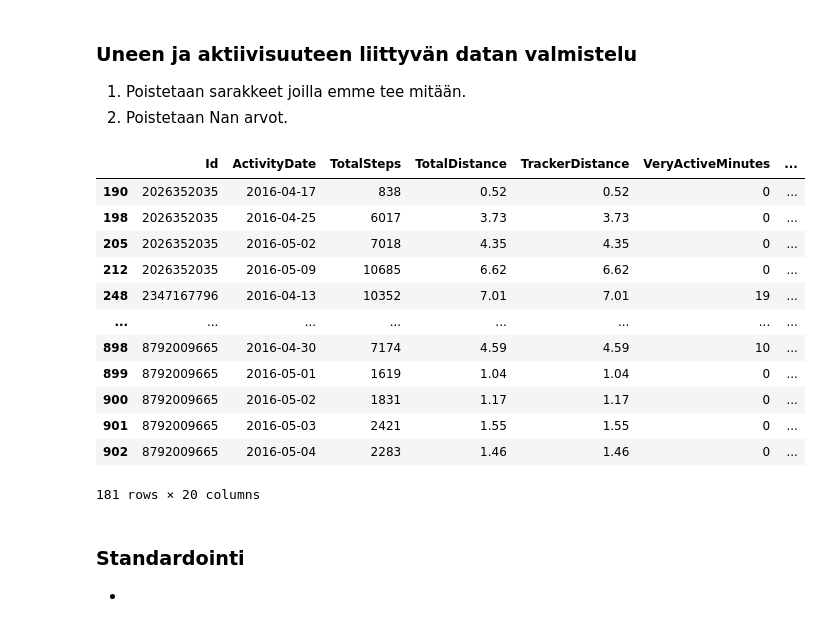
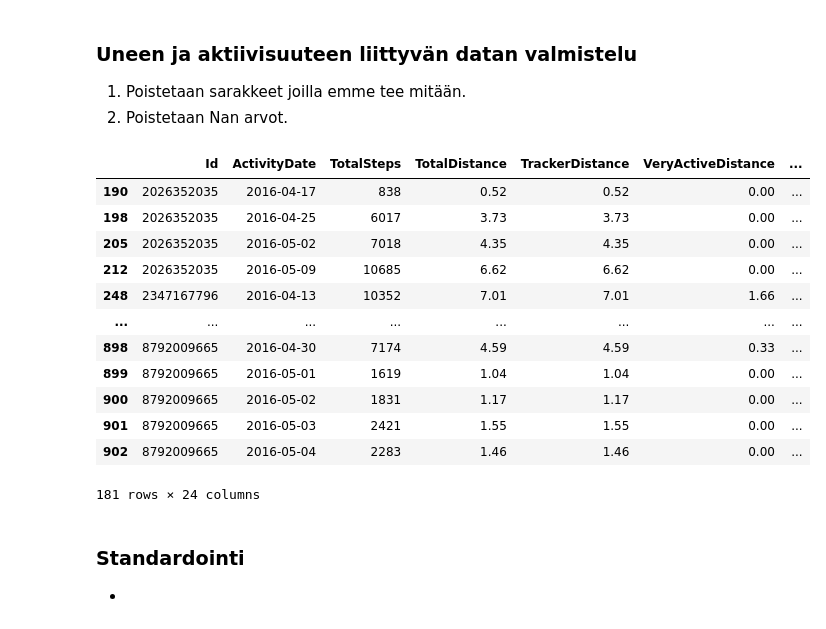
Before and after one commit to kismet85/dkkoAssignments, a Jupyter notebook: Projekti/JaninVersio.ipynb, the cells around one changed output. Drawn from its saved outputs; the diff is of its cells as text; code cells hidden in the pictures.

```diff
--- a/Projekti/JaninVersio.ipynb
+++ b/Projekti/JaninVersio.ipynb
@@ -208,35 +225,3 @@ plt.title('Weight Distribution - Weight Data')
 # %% [output]
 Text(0.5, 1.0, 'Weight Distribution - Weight Data')
 [figure]
-# %%
-
-# Drop NaN values to avoid issues
-dailyData = dailyData.dropna(subset=['Calories', 'TotalMinutesAsleep', 'avg_heart_rate'])
-weight_data = weight_data.dropna(subset=['WeightKg'])
-
-dailyData['TotalMinutesAsleep'] = pd.to_numeric(dailyData['TotalMinutesAsleep'], errors='coerce')
-
-plt.figure(figsize=(12, 6))
-
-
-plt.subplot(2, 2, 1)
-sns.boxplot(x=dailyData['Calories'], color='blue')
-plt.title('Calories Boxplot - Daily Activity')
-
-# Boxplot for Sleep TotalMinutesAsleep
-plt.subplot(2, 2, 2)
-sns.boxplot(x=dailyData['TotalMinutesAsleep'], color='green')
-plt.title('Total Minutes Asleep Boxplot - Sleep Data')
-
-# Boxplot for Weight
-plt.subplot(2, 2, 3)
-sns.boxplot(x=weight_data['WeightKg'], color='orange')
-plt.title('Weight Boxplot - Weight Data')
-
-# Boxplot for Heart Rate Value
-plt.subplot(2, 2, 4)
-sns.boxplot(x=dailyData['avg_heart_rate'], color='red')
-plt.title('Heart Rate Value Boxplot - Heart Rate Data')
-
-plt.tight_layout()
-plt.show()
@@ -264,26 +247,26 @@ weight_data['Date'] = pd.to_datetime(weight_data['Date'], format='%m/%d/%Y %I:%M
 1. Poistetaan sarakkeet joilla emme tee mitään.
 2. Poistetaan Nan arvot.
 # %%
-columns_to_drop = ['LoggedActivitiesDistance', 'VeryActiveDistance', 'ModeratelyActiveDistance', 'LightActiveDistance', 'SedentaryActiveDistance']
+columns_to_drop = ['LoggedActivitiesDistance']
 
 dailyData.drop(columns = columns_to_drop, inplace=True)
 dailyData.dropna(inplace=True)
 
 dailyData.loc[:]
 # %% [output]
-|  | Id | ActivityDate | TotalSteps | TotalDistance | TrackerDistance | VeryActiveMinutes | ... |
-| 190 | 2026352035 | 2016-04-17 | 838 | 0.52 | 0.52 | 0 | ... |
-| 198 | 2026352035 | 2016-04-25 | 6017 | 3.73 | 3.73 | 0 | ... |
-| 205 | 2026352035 | 2016-05-02 | 7018 | 4.35 | 4.35 | 0 | ... |
-| 212 | 2026352035 | 2016-05-09 | 10685 | 6.62 | 6.62 | 0 | ... |
-| 248 | 2347167796 | 2016-04-13 | 10352 | 7.01 | 7.01 | 19 | ... |
+|  | Id | ActivityDate | TotalSteps | TotalDistance | TrackerDistance | VeryActiveDistance | ... |
+| 190 | 2026352035 | 2016-04-17 | 838 | 0.52 | 0.52 | 0.00 | ... |
+| 198 | 2026352035 | 2016-04-25 | 6017 | 3.73 | 3.73 | 0.00 | ... |
+| 205 | 2026352035 | 2016-05-02 | 7018 | 4.35 | 4.35 | 0.00 | ... |
+| 212 | 2026352035 | 2016-05-09 | 10685 | 6.62 | 6.62 | 0.00 | ... |
+| 248 | 2347167796 | 2016-04-13 | 10352 | 7.01 | 7.01 | 1.66 | ... |
 | ... | ... | ... | ... | ... | ... | ... | ... |
-| 898 | 8792009665 | 2016-04-30 | 7174 | 4.59 | 4.59 | 10 | ... |
-| 899 | 8792009665 | 2016-05-01 | 1619 | 1.04 | 1.04 | 0 | ... |
-| 900 | 8792009665 | 2016-05-02 | 1831 | 1.17 | 1.17 | 0 | ... |
-| 901 | 8792009665 | 2016-05-03 | 2421 | 1.55 | 1.55 | 0 | ... |
-| 902 | 8792009665 | 2016-05-04 | 2283 | 1.46 | 1.46 | 0 | ... |
+| 898 | 8792009665 | 2016-04-30 | 7174 | 4.59 | 4.59 | 0.33 | ... |
+| 899 | 8792009665 | 2016-05-01 | 1619 | 1.04 | 1.04 | 0.00 | ... |
+| 900 | 8792009665 | 2016-05-02 | 1831 | 1.17 | 1.17 | 0.00 | ... |
+| 901 | 8792009665 | 2016-05-03 | 2421 | 1.55 | 1.55 | 0.00 | ... |
+| 902 | 8792009665 | 2016-05-04 | 2283 | 1.46 | 1.46 | 0.00 | ... |
-181 rows × 20 columns
+181 rows × 24 columns
 # %% [markdown]
 ### Standardointi
 -
```
Also changed, not shown: parts of 3 cells of this notebook.
